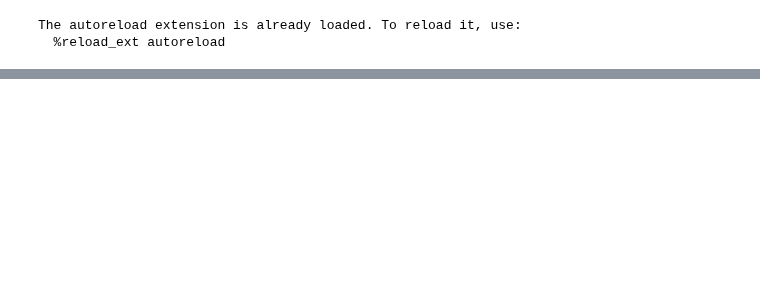
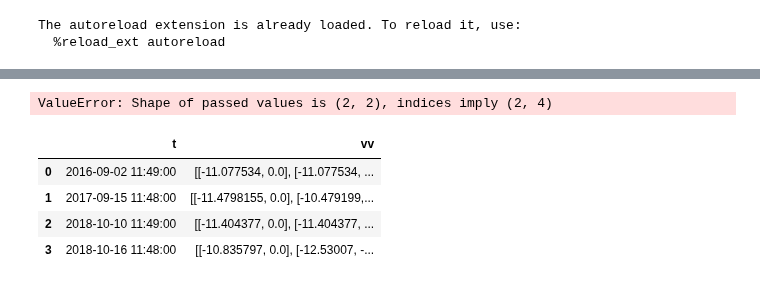
Before and after one commit to kashingtonDC/RZSM, a Jupyter notebook: code/testing.ipynb, the cells around one changed output, grey strips where cells are left out. Cells and saved outputs as stored; diff of their text form; code cells hidden in the pictures; blank space fills up the shorter version.

```diff
--- a/code/testing.ipynb
+++ b/code/testing.ipynb
@@ -236,7 +236,7 @@ for idx, row in sites[10:].iterrows():
 
     col = s1ic.filterBounds(area).filter(ee.Filter.eq('orbitProperties_pass', 'DESCENDING')).select(s1var).filterDate(startdate,enddate).sort('system:time_start')
     vv = col.filter(ee.Filter.listContains('transmitterReceiverPolarisation', 'VV'))
-    hv = col.filter(ee.Filter.listContains('transmitterReceiverPolarisation', 'HV'))
+    hv = col.filter(ee.Filter.listContains('transmitterReceiverPolarisation', 'VH'))
 
     # Fetch the S1 data
     try:
@@ -266,8 +266,12 @@ for idx, row in sites[10:].iterrows():
     vvdates = format_dates(vv_dates)
     hvdates = format_dates(hv_dates)
 
-    sdf = pd.DataFrame.from_dict(dict(zip(vv_dates, s1_vv)),index=[0])
-    print(sdf)
+    vvdf = pd.DataFrame(list(dict(zip(vv_dates, [item for sublist in s1_vv for item in sublist])).items()),
+                      columns=['t','vv'])
+    hvdf = pd.DataFrame(list(dict(zip(vv_dates, [item for sublist in s1_hv for item in sublist])).items()),
+                      columns=['t','vv'])
+    print(vvdf)
+    print(hvdf)
 
     # Calc the S1 backscatter in each image
 #     mean_sigmas = []
@@ -282,11 +286,6 @@ for idx, row in sites[10:].iterrows():
 
 
     print(vvdates)
-
-    for idx, x in enumerate(dates):
-        timestamp = x.find("V_")+2
-        timestr = x[timestamp:timestamp+13]
-        dates[idx] = pd.to_datetime(timestr, format='%Y%m%d %H:%M')
 
     # Get PRISM data for all the S1 overpass dates to filter the rainy days
     print("processing PRISM")
@@ -376,6 +375,8 @@ for idx, row in sites[10:].iterrows():
     df.columns = (['date', "sigma", "std_sigma", "precip","LAI", "rzsm","psi_rz", "ssm", "psi_s", "lc_type"])
     df = rs.col_to_dt(df) # set the date col as datetime index
     dfout = df.copy()
+
+    # Drop non rainy overpasses from df
 #     mask=(df['precip'] < 0.1)
 #     dfout = df[mask]
 
@@ -444,3 +450,20 @@ dict(zip(vv_dates, s1_vv))
+# %%
+vvdf
+
+(vvdf.groupby('t')['vv']
+            .apply(lambda x: pd.DataFrame(x.iloc[0], columns=['A', 'B', 'C', 'D']))
+            .reset_index())
+# %% [output]
+ValueError: Shape of passed values is (2, 2), indices imply (2, 4)
+# %%
+pd.DataFrame(list(dict(zip(vv_dates, s1_vv)).items()),
+                      columns=['t','vv'])
+# %% [output]
+|  | t | vv |
+| 0 | 2016-09-02 11:49:00 | [[-11.077534, 0.0], [-11.077534, ... |
+| 1 | 2017-09-15 11:48:00 | [[-11.4798155, 0.0], [-10.479199,... |
+| 2 | 2018-10-10 11:49:00 | [[-11.404377, 0.0], [-11.404377, ... |
+| 3 | 2018-10-16 11:48:00 | [[-10.835797, 0.0], [-12.53007, -... |
 # %%
 t1_ims = t1.toList(t1.size())
 s1_vv, vv_dates = get_ims_by_date(t1_ims,s1var)
```
Also changed, not shown: parts of 4 cells of this notebook.
